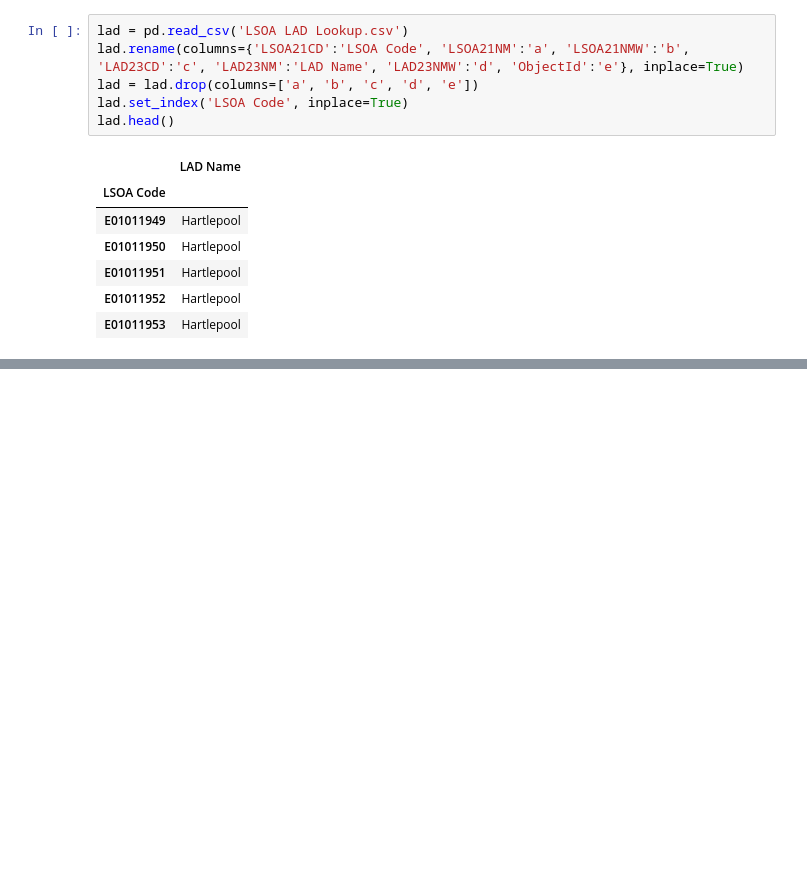
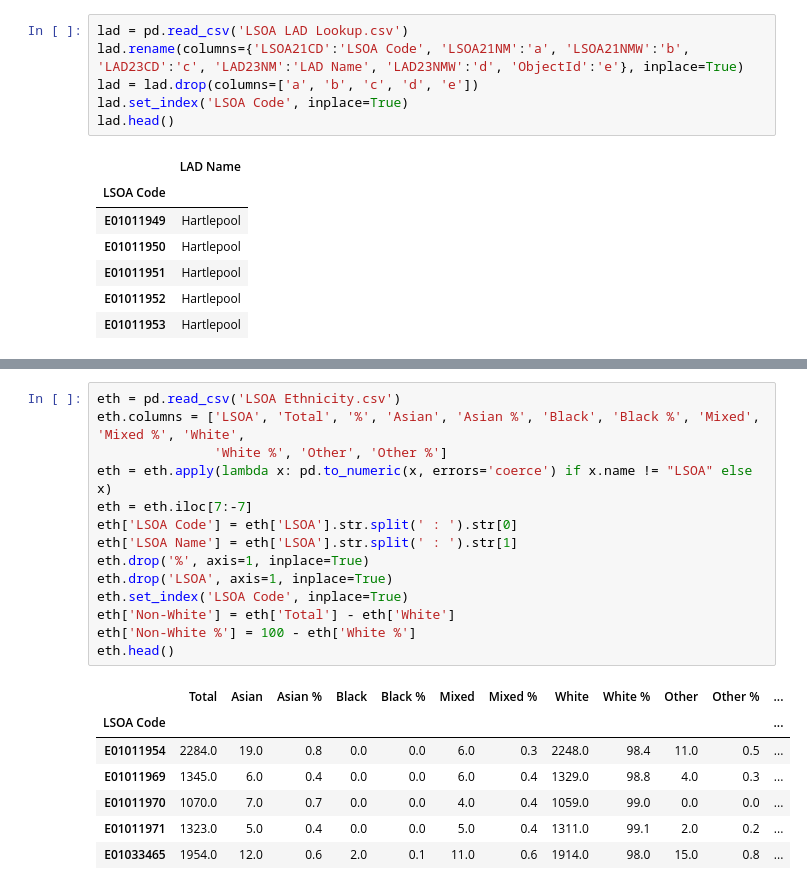
Before and after one commit to PsychedPhalanx/LSOAs-England-and-Wales, a Jupyter notebook: Geo.ipynb, the cells around one changed output, grey strips where cells are left out. Saved outputs shown, nothing was run; the diff lists cells and outputs as text; blank space fills up the shorter version.

```diff
--- a/Geo.ipynb
+++ b/Geo.ipynb
@@ -79,0 +79,22 @@ LAD_Plotter(gdf, 'Ealing')
+# %%
+eth = pd.read_csv('LSOA Ethnicity.csv')
+eth.columns = ['LSOA', 'Total', '%', 'Asian', 'Asian %', 'Black', 'Black %', 'Mixed', 'Mixed %', 'White',
+               'White %', 'Other', 'Other %']
+eth = eth.apply(lambda x: pd.to_numeric(x, errors='coerce') if x.name != "LSOA" else x)
+eth = eth.iloc[7:-7]
+eth['LSOA Code'] = eth['LSOA'].str.split(' : ').str[0]
+eth['LSOA Name'] = eth['LSOA'].str.split(' : ').str[1]
+eth.drop('%', axis=1, inplace=True)
+eth.drop('LSOA', axis=1, inplace=True)
+eth.set_index('LSOA Code', inplace=True)
+eth['Non-White'] = eth['Total'] - eth['White']
+eth['Non-White %'] = 100 - eth['White %']
+eth.head()
+# %% [output]
+|  | Total | Asian | Asian % | Black | Black % | Mixed | Mixed % | White | White % | Other | Other % | ... |
+| LSOA Code |  |  |  |  |  |  |  |  |  |  |  | ... |
+| E01011954 | 2284.0 | 19.0 | 0.8 | 0.0 | 0.0 | 6.0 | 0.3 | 2248.0 | 98.4 | 11.0 | 0.5 | ... |
+| E01011969 | 1345.0 | 6.0 | 0.4 | 0.0 | 0.0 | 6.0 | 0.4 | 1329.0 | 98.8 | 4.0 | 0.3 | ... |
+| E01011970 | 1070.0 | 7.0 | 0.7 | 0.0 | 0.0 | 4.0 | 0.4 | 1059.0 | 99.0 | 0.0 | 0.0 | ... |
+| E01011971 | 1323.0 | 5.0 | 0.4 | 0.0 | 0.0 | 5.0 | 0.4 | 1311.0 | 99.1 | 2.0 | 0.2 | ... |
+| E01033465 | 1954.0 | 12.0 | 0.6 | 2.0 | 0.1 | 11.0 | 0.6 | 1914.0 | 98.0 | 15.0 | 0.8 | ... |
```
Also changed, not shown: parts of 6 cells of this notebook.
